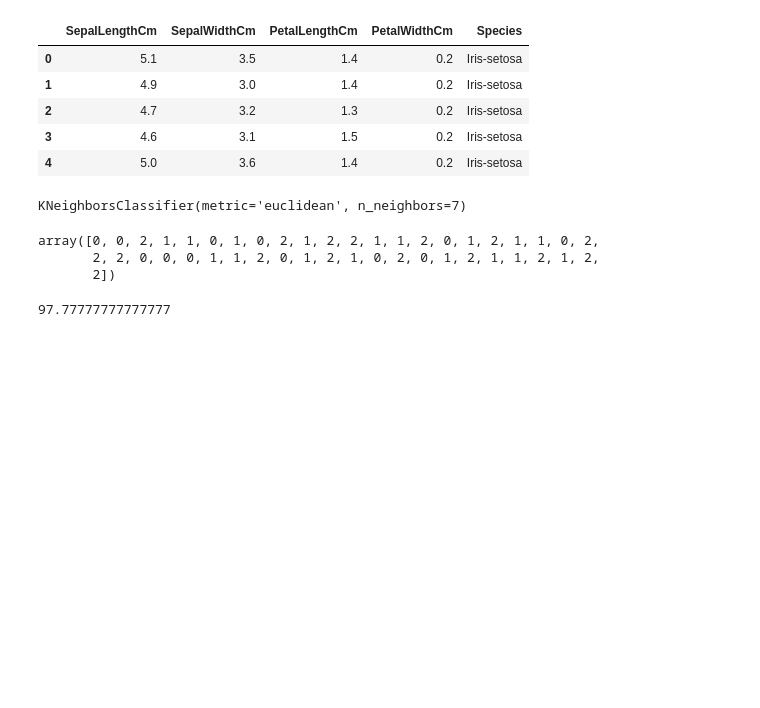
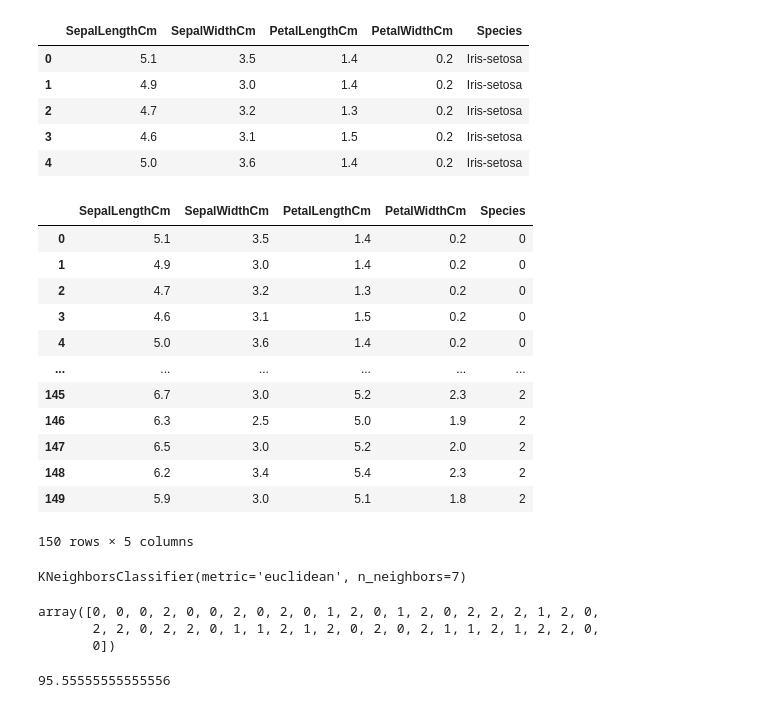
Before and after one commit to alexsameri/data_science_projects, a Jupyter notebook: CODES/Notebook/K-Nearest Neighbors Algorithm.ipynb, the cells around one changed output. Drawn from its saved outputs; the diff is of its cells as text; code cells hidden in the pictures; blank space fills up the shorter version.

```diff
--- a/CODES/Notebook/K-Nearest Neighbors Algorithm.ipynb
+++ b/CODES/Notebook/K-Nearest Neighbors Algorithm.ipynb
@@ -3,7 +3,7 @@
 import pandas as pd
 import matplotlib.pyplot as plt
 # %%
-df_iris = pd.read_csv("E:\Sankhyana Training\Datasets/Iris.csv")
+df_iris = pd.read_csv(r"C:\Users\Alex Sameri\Desktop\data_science_projects\CODES\CSVS\Iris.csv")
 df_iris.head()
 # %% [output]
 |  | Id | SepalLengthCm | SepalWidthCm | PetalLengthCm | PetalWidthCm | Species |
@@ -84,7 +84,22 @@ df_iris1.head()
 # %%
 from sklearn.preprocessing import LabelEncoder
 le=LabelEncoder()
 df_iris1['Species']=le.fit_transform(df_iris1['Species'])
+df_iris1
+# %% [output]
+|  | SepalLengthCm | SepalWidthCm | PetalLengthCm | PetalWidthCm | Species |
+| 0 | 5.1 | 3.5 | 1.4 | 0.2 | 0 |
+| 1 | 4.9 | 3.0 | 1.4 | 0.2 | 0 |
+| 2 | 4.7 | 3.2 | 1.3 | 0.2 | 0 |
+| 3 | 4.6 | 3.1 | 1.5 | 0.2 | 0 |
+| 4 | 5.0 | 3.6 | 1.4 | 0.2 | 0 |
+| ... | ... | ... | ... | ... | ... |
+| 145 | 6.7 | 3.0 | 5.2 | 2.3 | 2 |
+| 146 | 6.3 | 2.5 | 5.0 | 1.9 | 2 |
+| 147 | 6.5 | 3.0 | 5.2 | 2.0 | 2 |
+| 148 | 6.2 | 3.4 | 5.4 | 2.3 | 2 |
+| 149 | 5.9 | 3.0 | 5.1 | 1.8 | 2 |
+150 rows × 5 columns
 # %%
 data = df_iris1.iloc[:,:4] #input features
 
@@ -103,12 +118,12 @@ KNeighborsClassifier(metric='euclidean', n_neighbors=7)
 pred =knn.predict(X_test)
 pred
 # %% [output]
-array([0, 0, 2, 1, 1, 0, 1, 0, 2, 1, 2, 2, 1, 1, 2, 0, 1, 2, 1, 1, 0, 2,
-       2, 2, 0, 0, 0, 1, 1, 2, 0, 1, 2, 1, 0, 2, 0, 1, 2, 1, 1, 2, 1, 2,
-       2])
+array([0, 0, 0, 2, 0, 0, 2, 0, 2, 0, 1, 2, 0, 1, 2, 0, 2, 2, 2, 1, 2, 0,
+       2, 2, 0, 2, 2, 0, 1, 1, 2, 1, 2, 0, 2, 0, 2, 1, 1, 2, 1, 2, 2, 0,
+       0])
 # %%
 #calculating the model accuracy
 from sklearn.metrics import accuracy_score
 accuracy_score(Y_test, pred)*100
 # %% [output]
-97.77777777777777
+95.55555555555556
```
Also changed, not shown: parts of 1 cell of this notebook, 44 other files.
